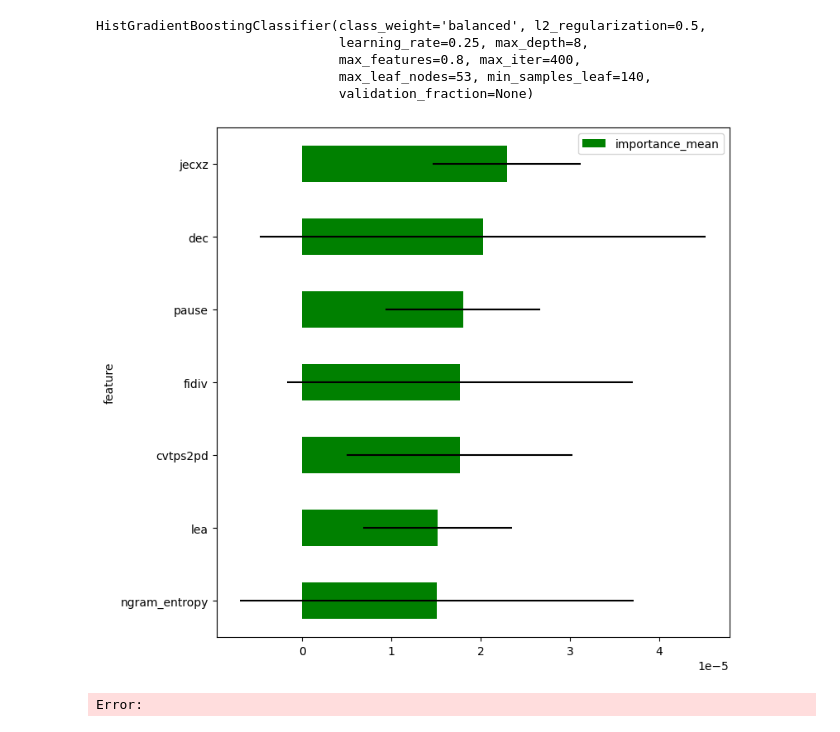
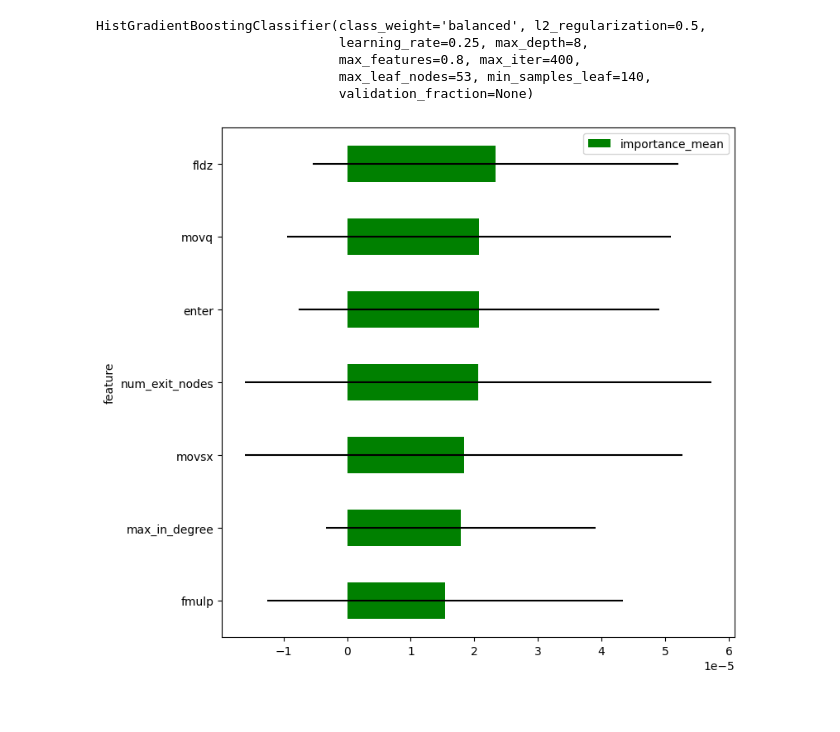
Before and after one commit to Michel93DM/XAI_methods, a Jupyter notebook: Notebooks/CyberSecurity.ipynb, the cells around one changed output. Cells and saved outputs as stored; diff of their text form; code cells hidden in the pictures.

```diff
--- a/Notebooks/CyberSecurity.ipynb
+++ b/Notebooks/CyberSecurity.ipynb
@@ -108,6 +127,6 @@ y_test = pd.read_csv('../dataset_CyberSecurtiy/y_test.csv', index_col= 0)
 # %% [markdown]
 ### Model - Already trained and saved
 # %%
-filename = '../trained_model/hgb.pkl'
+filename = '../dataset_CyberSecurity/hgb.pkl'
 with open(filename, 'rb') as file:
     model = pickle.load(file)
@@ -115,0 +148,12 @@ with open(filename, 'rb') as file:
+# %%
+from sklearn.tree import DecisionTreeClassifier
+from sklearn.metrics import f1_score
+
+# Modèles à tester
+tree_model = DecisionTreeClassifier(random_state=0)
+
+tree_model.fit(X_train, y_train)
+
+y_pred_tree = tree_model.predict(X_test)
+f1 = f1_score(y_test, y_pred_tree)
+print(f"F1 Score: {f1:.4f}")
@@ -115,0 +170,12 @@ with open(filename, 'rb') as file:
+# %%
+from interpret.glassbox import ExplainableBoostingClassifier
+
+ebm = ExplainableBoostingClassifier()
+ebm.fit(X_train, y_train)
+
+# Prédiction des classes sur le jeu de test
+y_pred = ebm.predict(X_test)
+
+# Calcul du F1-score
+score = f1_score(y_test, y_pred)
+print(score)
@@ -329,5 +338,5 @@ Les inconvénients sont:
 # %%
-model_lofo = model.estimators_[26]
+model_lofo = model.estimators_[0]
 model_lofo
 # %% [output]
 HistGradientBoostingClassifier(class_weight='balanced', l2_regularization=0.5,
@@ -352,7 +361,6 @@ lofo = LOFOImportance(dataset, model=model_lofo, scoring="roc_auc", cv=4)
 importance_df = lofo.get_importance()
 # %%
 %matplotlib inline
-plot_importance(importance_df.iloc[:7], kind ='box')
+plot_importance(importance_df.iloc[:7])
 # %% [output]
-[figure, old version]
+[figure, new version]
-Error:
```
Also changed, not shown: parts of 39 cells of this notebook.
